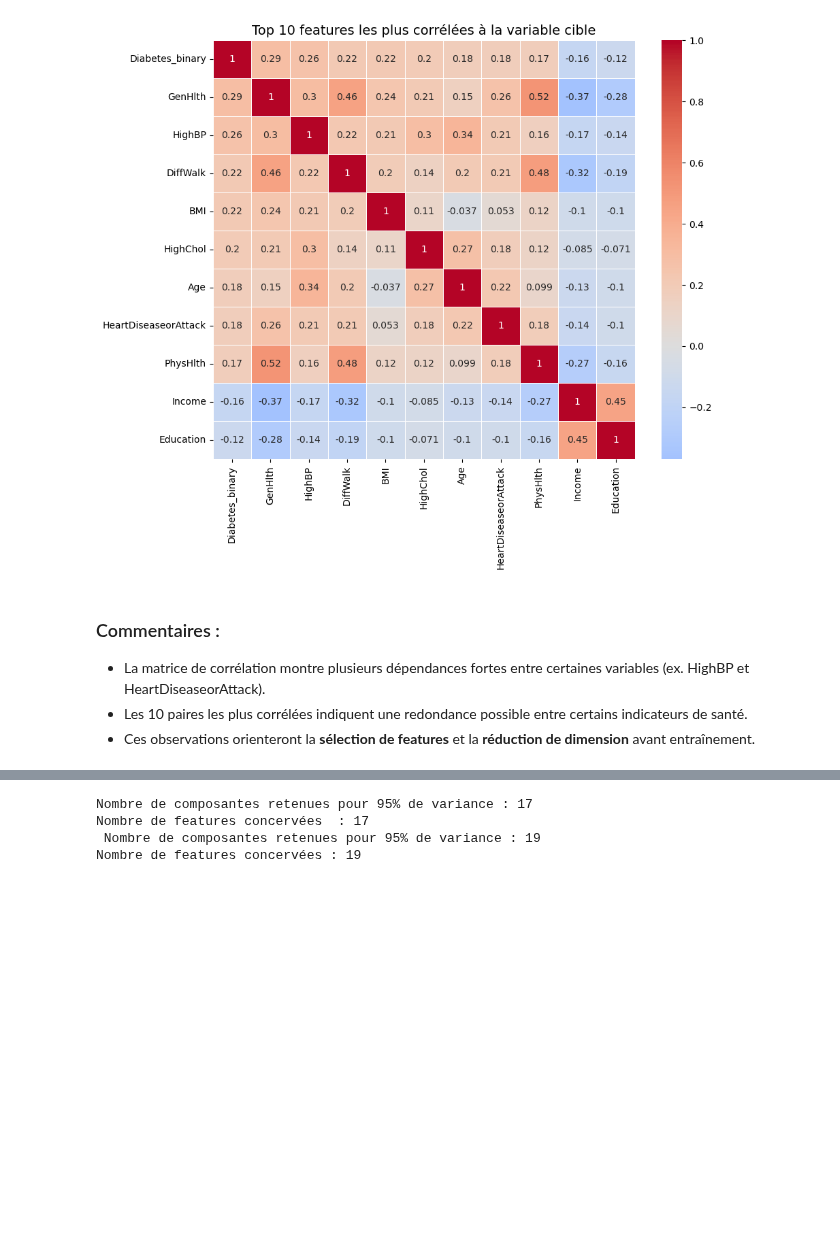
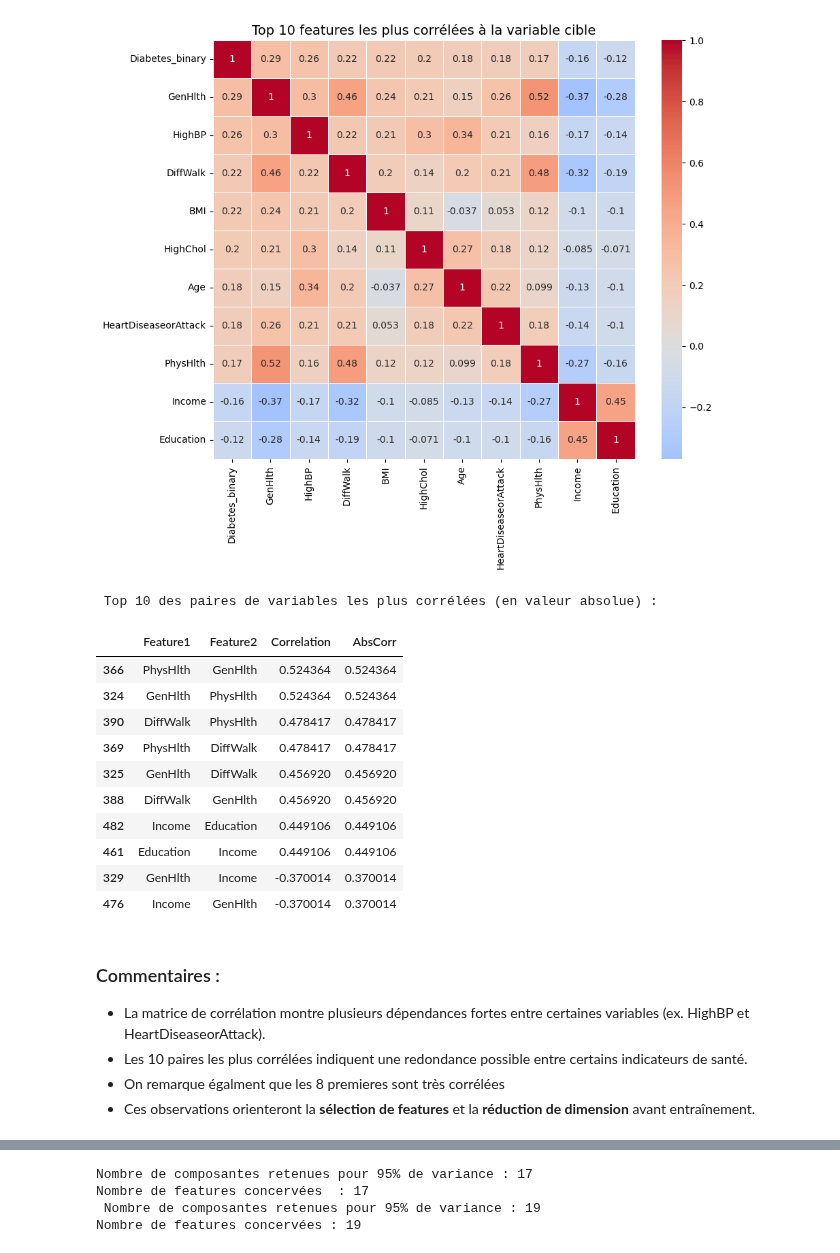
Before and after one commit to Ali322O/ML-project---Diabete-detection-, a Jupyter notebook: notebooks/diabetes.ipynb, the cells around one changed output, grey strips where cells are left out. Cells and saved outputs as stored; diff of their text form; code cells hidden in the pictures; blank space fills up the shorter version.

```diff
--- a/notebooks/diabetes.ipynb
+++ b/notebooks/diabetes.ipynb
@@ -96,10 +154,38 @@ plot_corr_top10 = plot_top10_correlated(df)
 # %% [output]
 [figure]
+# %%
+## Pour plus de clarté on affiche le score des 10 paires les plus corrélées
+
+# on extraction des corrélations sous forme de tableau long
+corr_pairs = (corr_matrix.unstack().reset_index().rename(columns={"level_0": "Feature1", "level_1": "Feature2", 0: "Correlation"}))
+
+corr_pairs = corr_pairs[corr_pairs["Feature1"] != corr_pairs["Feature2"]]
+corr_pairs["AbsCorr"] = corr_pairs["Correlation"].abs()
+
+# Tri par corrélation absolue décroissante
+top_corr = corr_pairs.sort_values("AbsCorr", ascending=False).head(10)
+
+print(" Top 10 des paires de variables les plus corrélées (en valeur absolue) :")
+display(top_corr)
+# %% [output]
+ Top 10 des paires de variables les plus corrélées (en valeur absolue) :
+|  | Feature1 | Feature2 | Correlation | AbsCorr |
+| 366 | PhysHlth | GenHlth | 0.524364 | 0.524364 |
+| 324 | GenHlth | PhysHlth | 0.524364 | 0.524364 |
+| 390 | DiffWalk | PhysHlth | 0.478417 | 0.478417 |
+| 369 | PhysHlth | DiffWalk | 0.478417 | 0.478417 |
+| 325 | GenHlth | DiffWalk | 0.456920 | 0.456920 |
+| 388 | DiffWalk | GenHlth | 0.456920 | 0.456920 |
+| 482 | Income | Education | 0.449106 | 0.449106 |
+| 461 | Education | Income | 0.449106 | 0.449106 |
+| 329 | GenHlth | Income | -0.370014 | 0.370014 |
+| 476 | Income | GenHlth | -0.370014 | 0.370014 |
 # %% [markdown]
 ### Commentaires :
 
 - La matrice de corrélation montre plusieurs dépendances fortes entre certaines variables (ex. HighBP et HeartDiseaseorAttack).
 - Les 10 paires les plus corrélées indiquent une redondance possible entre certains indicateurs de santé.
+- On remarque égalment que les 8 premieres sont très corrélées
 - Ces observations orienteront la **sélection de features** et la **réduction de dimension** avant entraînement.
 # %% [markdown]
 ### Etape 3 : Reduction de dimension ( PCA )
```
Also changed, not shown: parts of 33 cells of this notebook, 1 other file.
